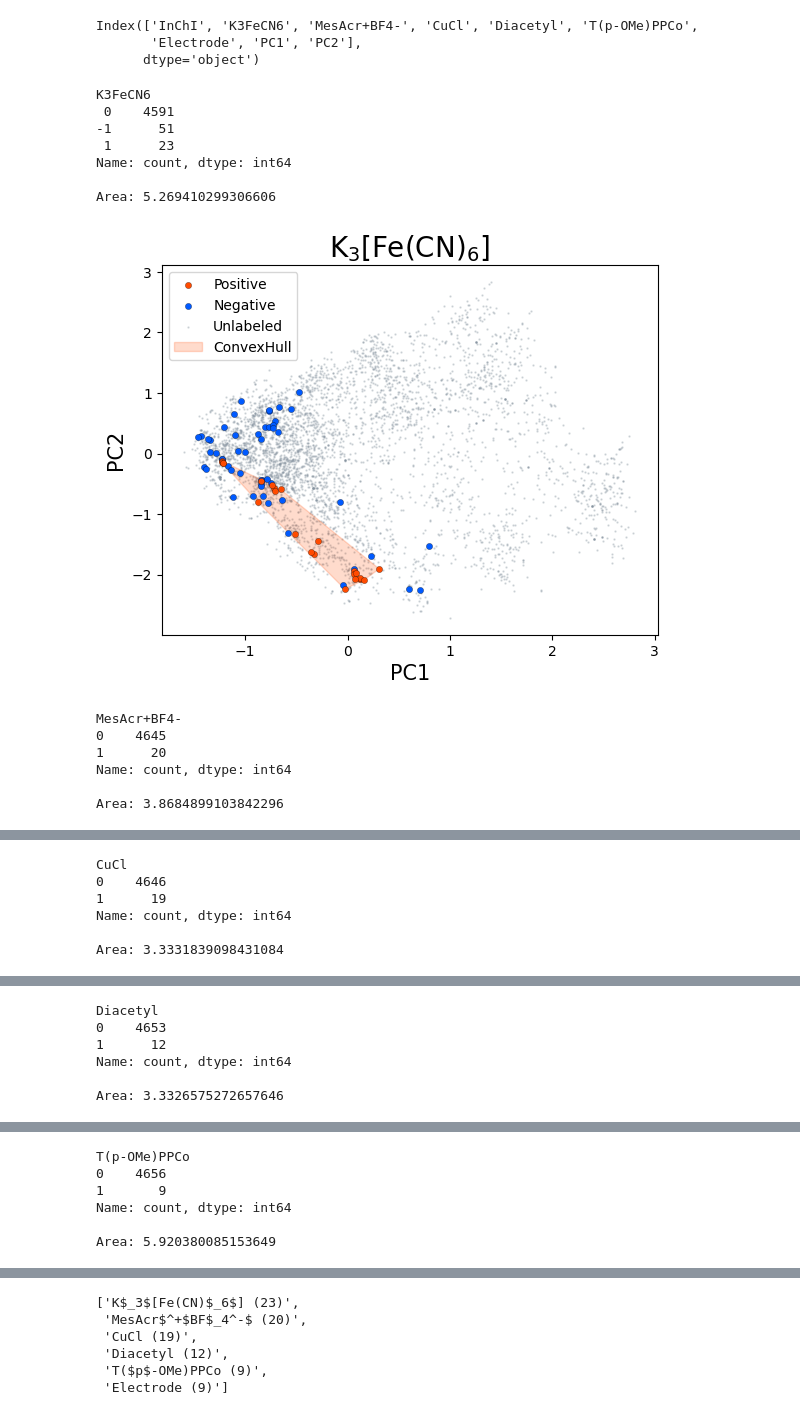
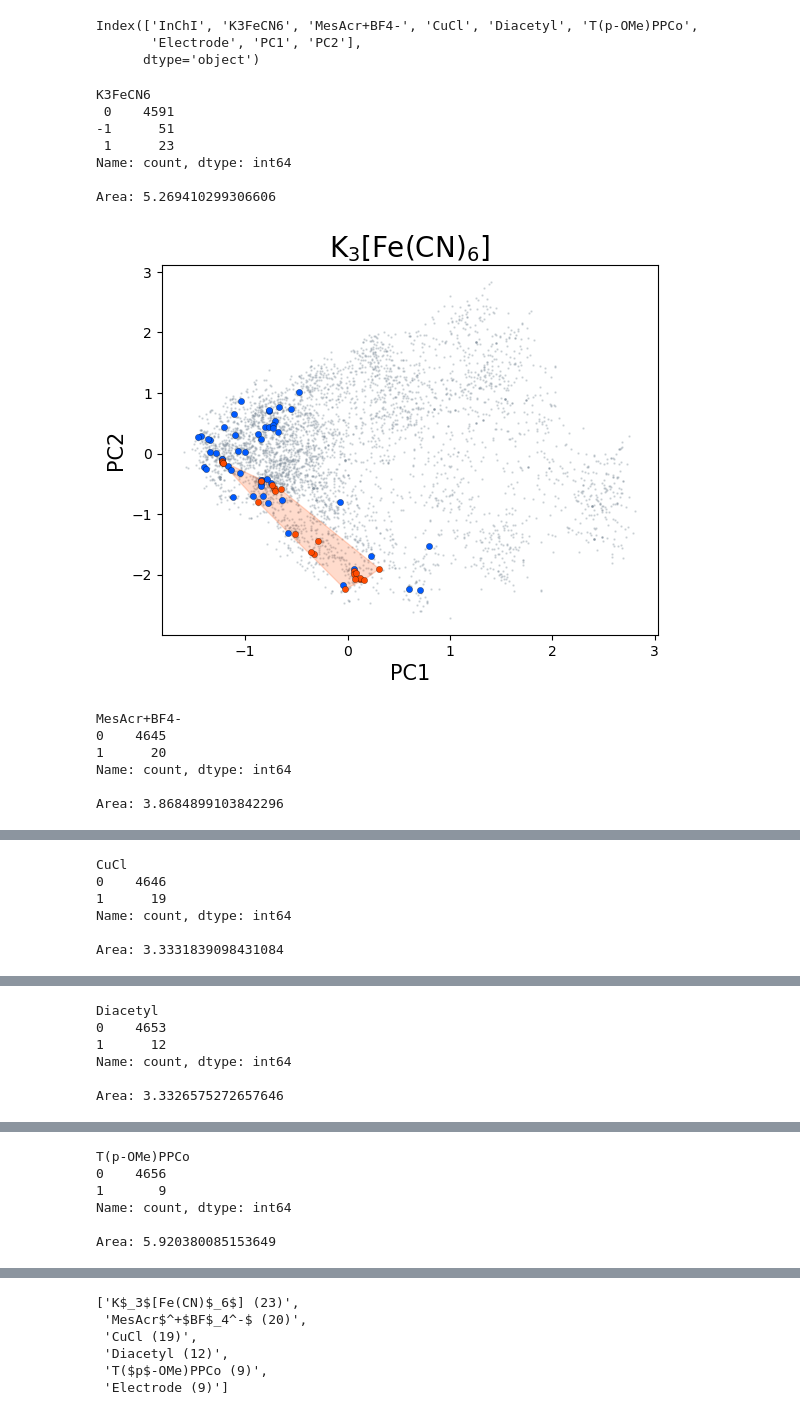
Before and after one commit to poclab-web/substrate-scope-metrics, a Jupyter notebook: 3_substrate_scope/3_ECFP_ConvexHull/ecfp_ConvexHull.ipynb, the cells around one changed output, grey strips where cells are left out. Drawn from its saved outputs; the diff is of its cells as text; code cells hidden in the pictures.

```diff
--- a/3_substrate_scope/3_ECFP_ConvexHull/ecfp_ConvexHull.ipynb
+++ b/3_substrate_scope/3_ECFP_ConvexHull/ecfp_ConvexHull.ipynb
@@ -103,35 +103,35 @@ for i in range(6):
 
         handles = [p4, p3, p1, p2]
         labels = [p4.get_label(), p3.get_label(), p1.get_label(), p2.get_label()]
 
     else:
         p1 = ax.scatter(x_u, y_u, label="Unlabeled",
                         s=2, c=[(132/255, 145/255, 158/255)], marker=".", alpha=0.3)
         p2 = ax.add_patch(polygon)
         p4 = ax.scatter(x_p, y_p, label="Positive",
                         s=20, c=colour, marker="o",
                         edgecolors="k", linewidths=0.2)
 
         handles = [p4, p1, p2]
         labels = [p4.get_label(), p1.get_label(), p2.get_label()]
 
-    ax.legend(handles, labels, loc="upper left", fontsize=10)
+    # ax.legend(handles, labels, loc="upper left", fontsize=10)
 
     ax.set_xlabel("PC1", fontsize=15)
     ax.set_ylabel("PC2", fontsize=15)
     ax.set_title(title, fontsize=20)
 
     plt.savefig(f"{condition}.png", dpi=300)
     plt.show()
 # %% [output]
 K3FeCN6
  0    4591
 -1      51
  1      23
 Name: count, dtype: int64
 
 Area: 5.269410299306606
-[figure, old version]
+[figure, new version]
 MesAcr+BF4-
 0    4645
 1      20
```
Also changed, not shown: parts of 2 cells of this notebook, 32 other files.
